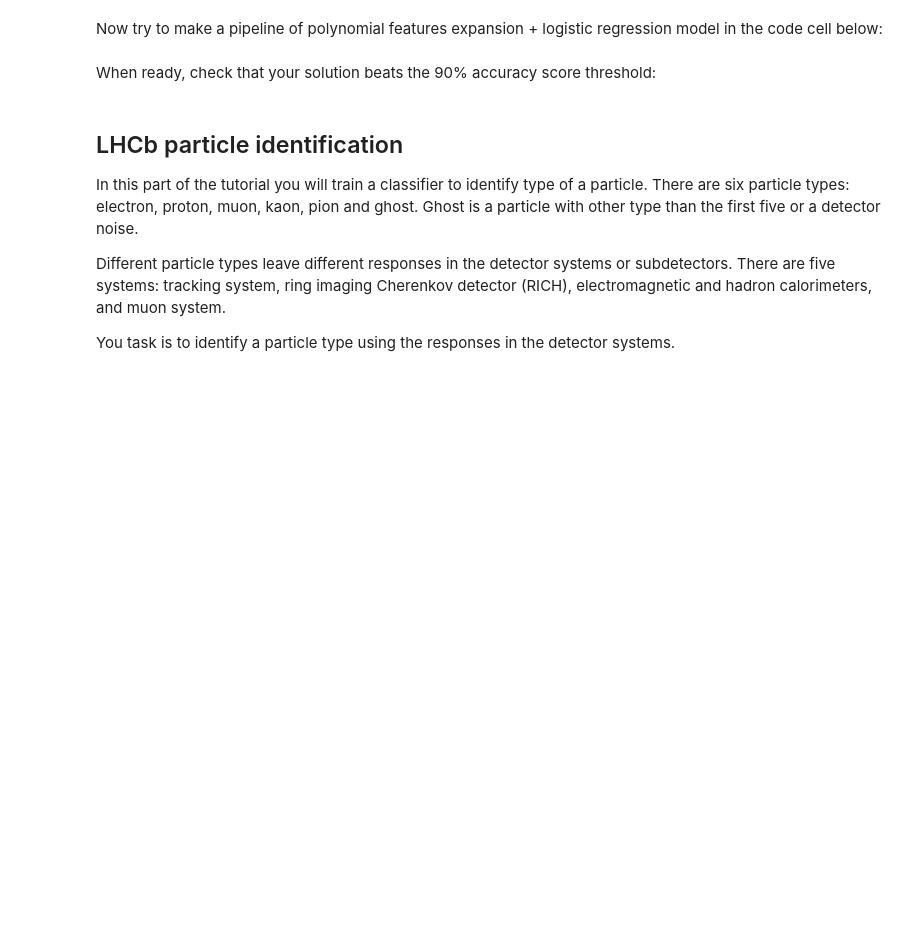
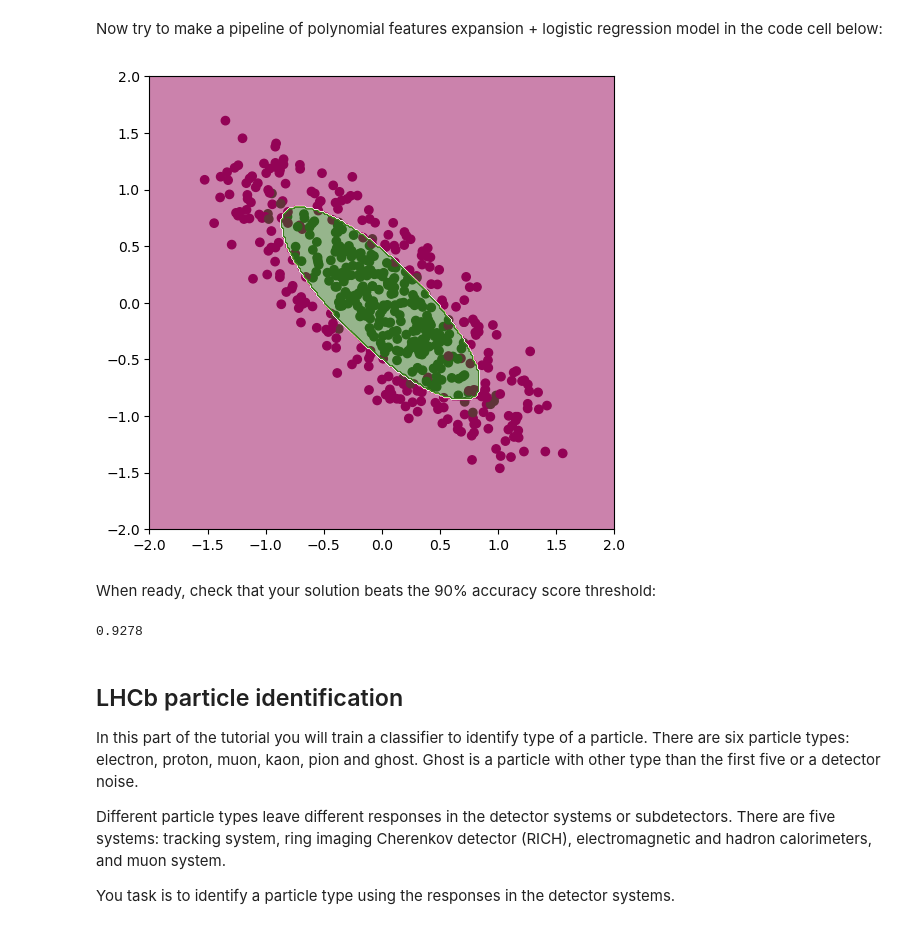
Before and after one commit to postolache/onboarding-ml, a Jupyter notebook: 03. Classification and Decision Trees/logistic-regression.ipynb, the cells around one changed output. Cells and saved outputs as stored; diff of their text form; code cells hidden in the pictures; blank space fills up the shorter version.

Commit message:
logistic-regression

```diff
--- a/03. Classification and Decision Trees/logistic-regression.ipynb
+++ b/03. Classification and Decision Trees/logistic-regression.ipynb
@@ -58,7 +62,24 @@ $$x_3 = x_1^2 + x_2^2$$
 Fill the gaps in the code below. The input argument `X` is the design matrix of shape `(N, 2)`, where `N` is the number of objects in the dataset. The output should be a `(N, 3)` matrix with the first two columns of the original matrix and a third column with $x_3$ defined above.
 
 *Hint: you may want to use one of the `np.stack` or `np.concatenate` functions. You can select a single column of `X` by calling `X[:,i]`, or a range of columns `X[:,i:j]`. Alternatively you may use functions like `X.sum(axis=some_axis)`.*
-# %%
-def expand(X):
-    # your code here
-    raise NotImplementedError
+# %%
+def expand(X):
+    # your code here
+    #raise NotImplementedError
+    new_feature = X[:,0]*X[:,0] +  X[:,1]*X[:,1]
+    #print(new_feature)
+    #print(np.shape(new_feature))
+    #print(np.shape(X))
+    return np.concatenate([X,new_feature[:,None]], axis=1)
+
+dummy_features = np.array([[ 0.21229302, -0.81899763],
+                           [ 0.27464688,  1.06161091],
+                           [-0.53345235,  0.07886241],
+                           [-1.78837706,  0.7757026 ],
+                           [ 0.11964808, -1.02261288],
+                           [-1.51239009, -2.01744101],
+                           [ 0.55670847, -0.90079509],
+                           [ 0.01404381,  0.59349316],
+                           [ 0.38491586, -1.98926289],
+                           [-1.06521045, -0.26742879]])
+expand(dummy_features)
@@ -135,10 +171,16 @@ from sklearn.preprocessing import PolynomialFeatures
 Now try to make a pipeline of polynomial features expansion + logistic regression model in the code cell below:
 # %%
 # your code here
-raise NotImplementedError
-
+#poly = PolynomialFeatures(2)
+#poly.fit_transform(X)
+model = make_pipeline(
+    PolynomialFeatures(2),
+    LogisticRegression(penalty='none')
+)
 model.fit(X, y)
 plot_data_and_model_decision(X, y, model)
+# %% [output]
+[figure, added]
 # %% [markdown]
 When ready, check that your solution beats the 90% accuracy score threshold:
 # %%
@@ -155,6 +197,10 @@ X = X @ [[0.7, -0.7], [0.7, 0.7]]
 pred = model.predict(X)
 
 assert (pred == y).mean() > 0.9, (pred == y).mean()
+# %%
+print((pred==y).mean())
+# %% [output]
+0.9278
 # %% [markdown]
 ## LHCb particle identification
 
```
Also changed, not shown: parts of 16 cells of this notebook, 1 other file.
